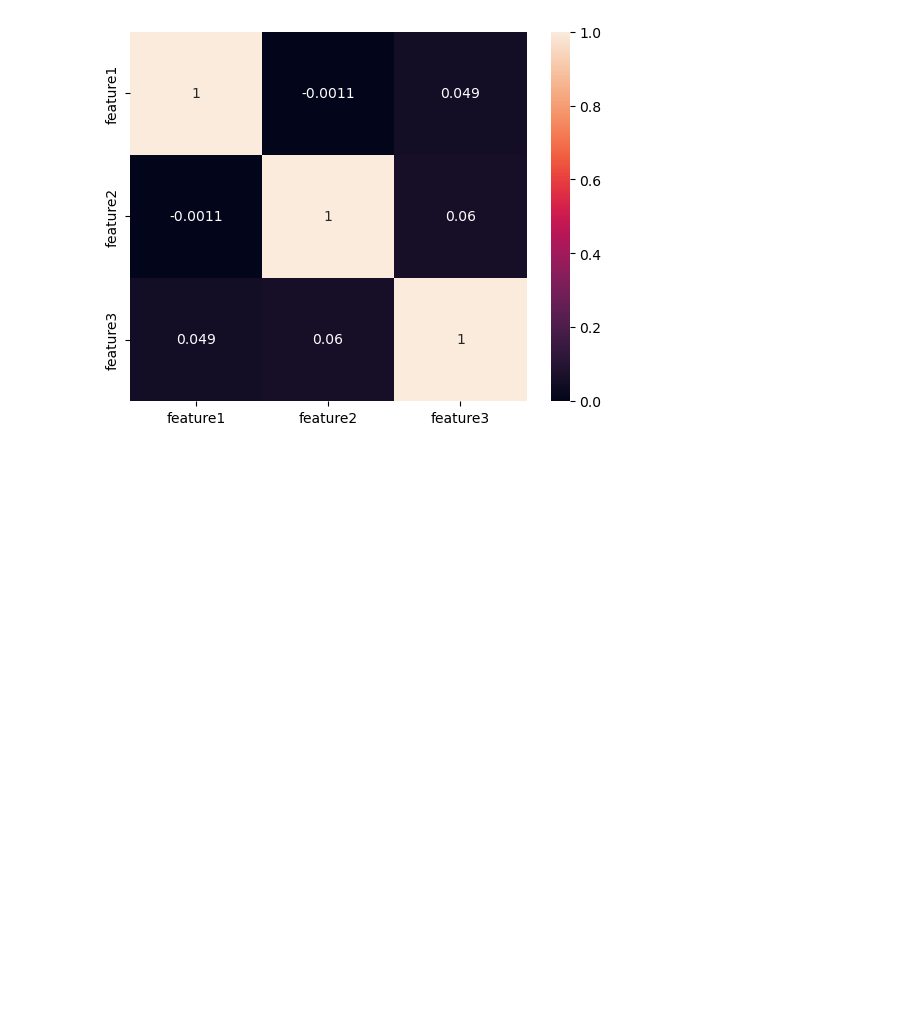
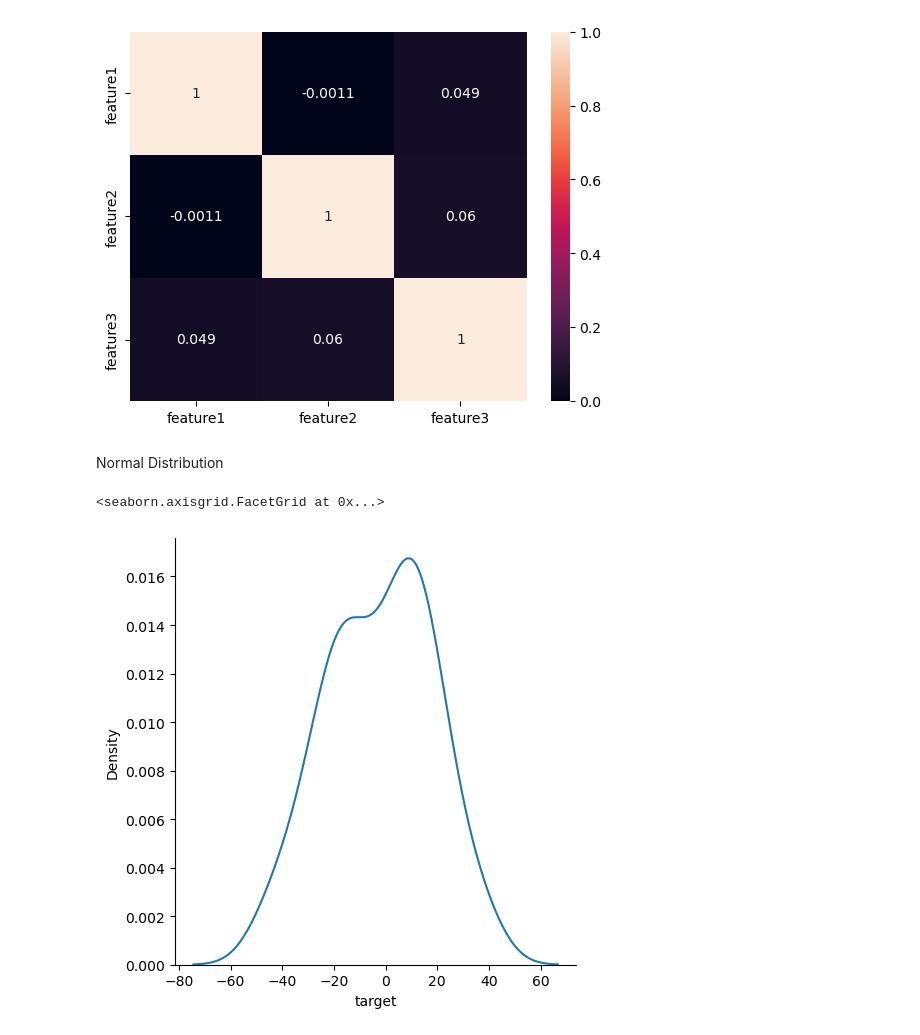
Before and after one commit to Khushi130404/Linear_Regression, a Jupyter notebook: LR_Assumptions.ipynb, the cells around one changed output. Cells and saved outputs as stored; diff of their text form; code cells hidden in the pictures; blank space fills up the shorter version.

Commit message:
Normal Distribution

```diff
--- a/LR_Assumptions.ipynb
+++ b/LR_Assumptions.ipynb
@@ -77,3 +77,11 @@ sns.heatmap(df.iloc[:,0:3].corr(),annot=True)
 # %% [output]
 <Axes: >
 [figure]
+# %% [markdown]
+Normal Distribution
+# %%
+residual = y_test - y_pred
+sns.displot(residual,kind='kde')
+# %% [output]
+<seaborn.axisgrid.FacetGrid at 0x...>
+[figure, added]
```
Also changed, not shown: parts of 1 cell of this notebook.
